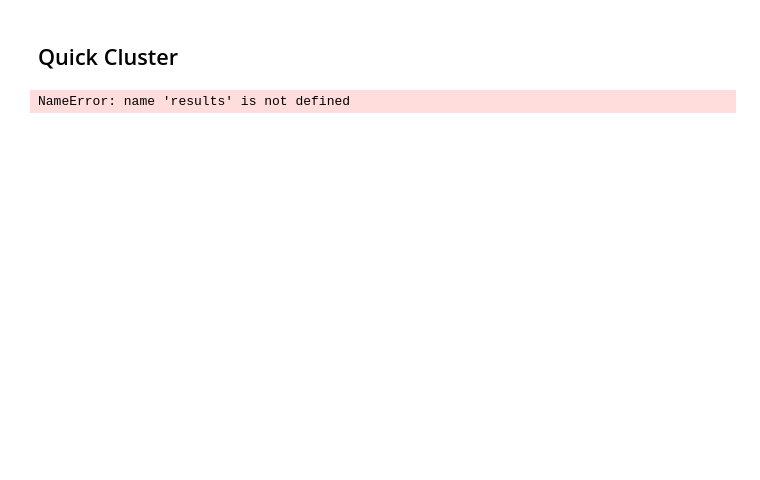
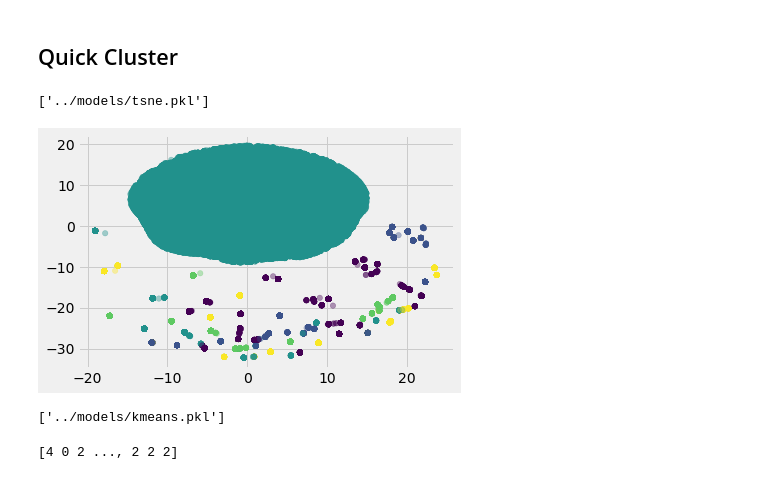
Before and after one commit to xvila/Twitter-Customer-Support-Exploration, a Jupyter notebook: notebooks/data_processing.ipynb, the cells around one changed output. Saved outputs shown, nothing was run; the diff lists cells and outputs as text; code cells hidden in the pictures; blank space fills up the shorter version.

Commit message:
tsne

```diff
--- a/notebooks/data_processing.ipynb
+++ b/notebooks/data_processing.ipynb
@@ -469,21 +495,33 @@ from sklearn.manifold import TSNE
 
 tsne_model = TSNE(n_components=2, random_state=0)
 results = tsne_model.fit_transform(nmf_W)
+# %%
+joblib.dump(tsne_model, '../models/tsne.pkl')
+# %% [output]
+['../models/tsne.pkl']
 # %%
 def get_coords(matrix2D):
     x = []
     y = []
     for r in matrix2D:
         x.append(r[0])
         y.append(r[1])
     return x, y
 
 x, y = get_coords(results)
 
 from sklearn.cluster import KMeans
-kmeans = KMeans(n_clusters=15, random_state=0).fit(nmf_W)
+kmeans = KMeans(n_clusters=5, random_state=0).fit(nmf_W)
 
 # Scatter plot with colouring by kmeans labels:
 plt.scatter(x, y, alpha=0.4, c=kmeans.labels_, marker='o', s=30);
 # %% [output]
-NameError: name 'results' is not defined
+[figure, added]
+# %%
+joblib.dump(kmeans, '../models/kmeans.pkl')
+# %% [output]
+['../models/kmeans.pkl']
+# %%
+print(kmeans.labels_)
+# %% [output]
+[4 0 2 ..., 2 2 2]
```
Also changed, not shown: parts of 13 cells of this notebook.
